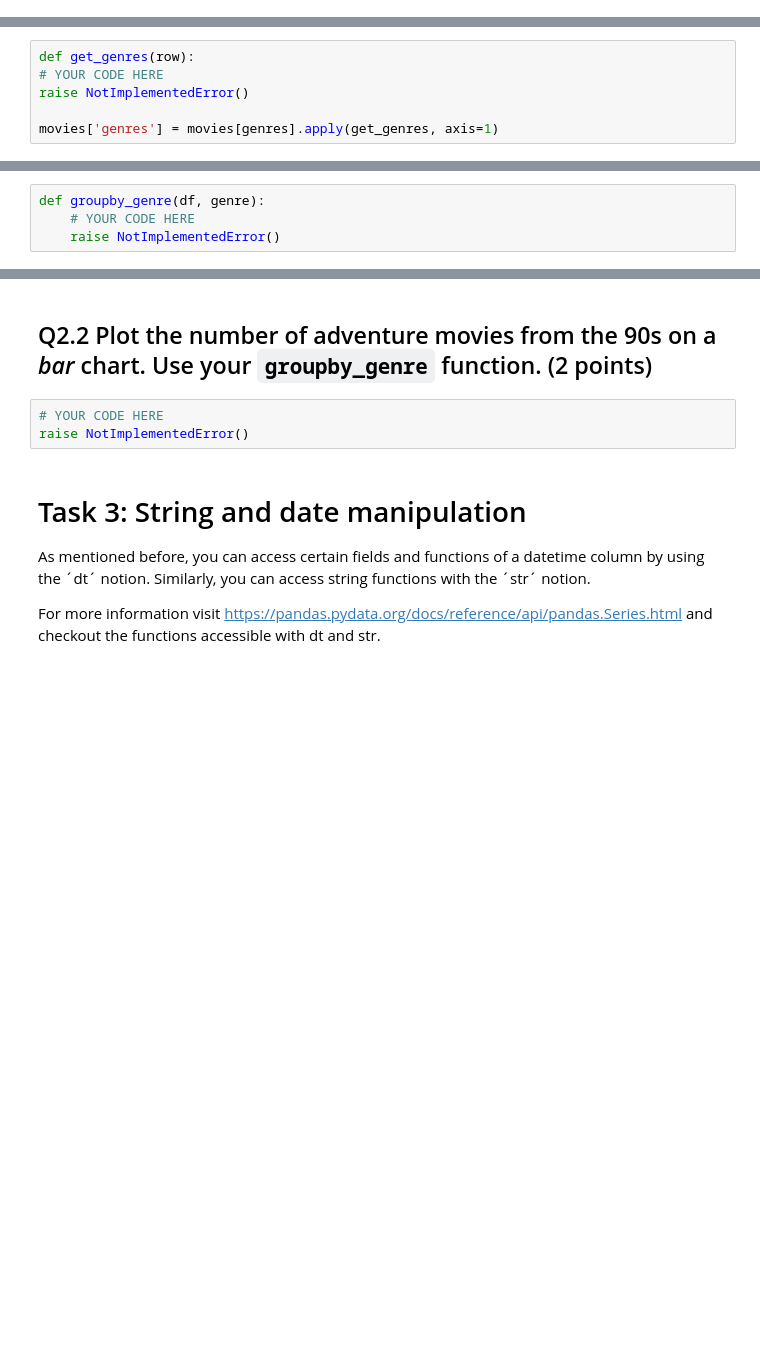
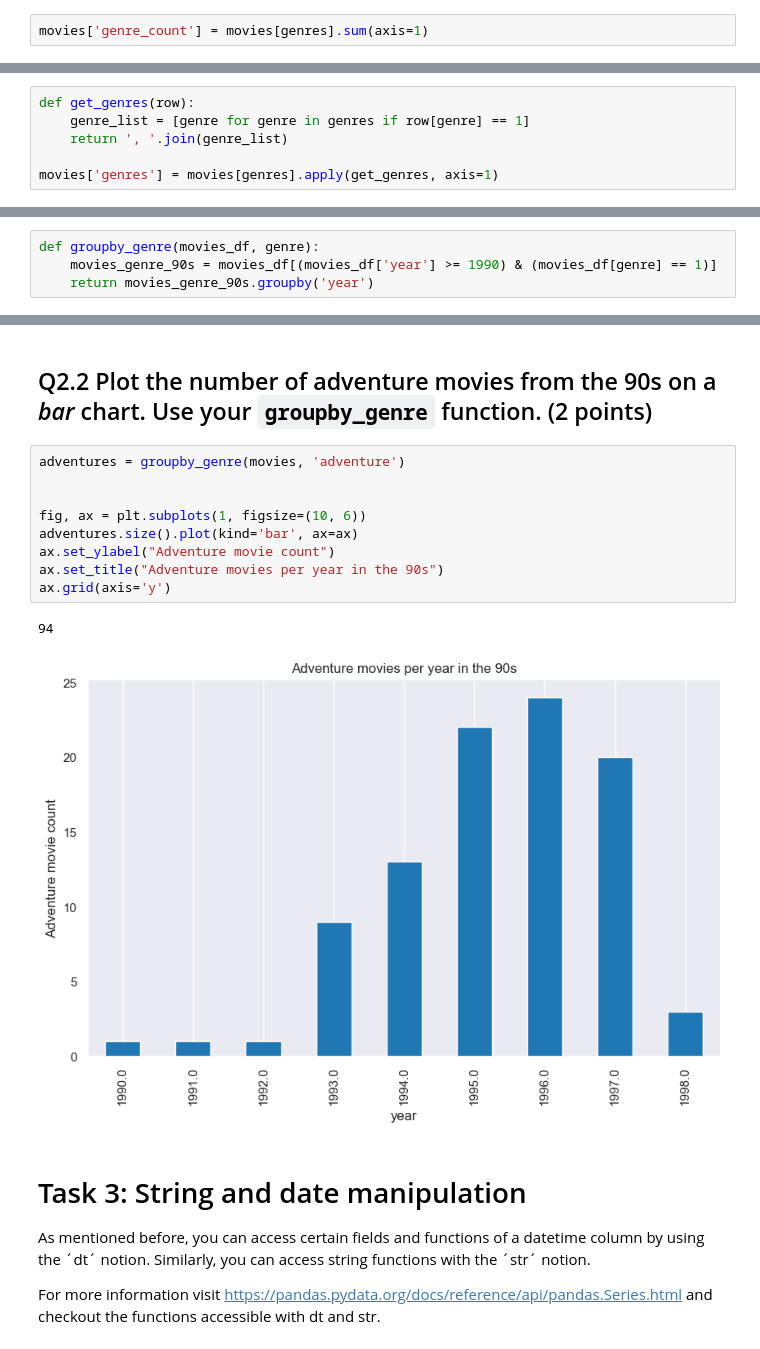
Before and after one commit to bi-labor/pandas-lab-kovbe11, a Jupyter notebook: Pandas_lab.ipynb, the cells around one changed output, grey strips where cells are left out. Saved outputs shown, nothing was run; the diff lists cells and outputs as text; blank space fills up the shorter version.

```diff
--- a/Pandas_lab.ipynb
+++ b/Pandas_lab.ipynb
@@ -298,3 +412,5 @@ raise NotImplementedError()
+# %%
+movies['genre_count'] = movies[genres].sum(axis=1)
 # %%
 assert 'genre_count' in movies.columns
 assert movies['genre_count'].max() == 6
@@ -329,8 +448,8 @@ print(" | ".join(list_of_strings))
 Hint: you can iterate the genres and put the desired elements into an other list using the append method of the second list object.
 # %%
 def get_genres(row):
-# YOUR CODE HERE
-raise NotImplementedError()
+    genre_list = [genre for genre in genres if row[genre] == 1]
+    return ', '.join(genre_list)
 
 movies['genres'] = movies[genres].apply(get_genres, axis=1)
 # %%
@@ -380,9 +523,9 @@ m.groupby('year').size().plot(kind='pie', ax=ax)
 # %% [markdown]
 ## Q2.1 Write a function that takes a genre and groups movies from the 90s of that genre by year.  (3 points)
-# %%
-def groupby_genre(df, genre):
-    # YOUR CODE HERE
-    raise NotImplementedError()
+# %%
+def groupby_genre(movies_df, genre):
+    movies_genre_90s = movies_df[(movies_df['year'] >= 1990) & (movies_df[genre] == 1)]
+    return movies_genre_90s.groupby('year')
 # %%
 crime = groupby_genre(movies, 'crime')
 assert 1993 in crime.groups
@@ -392,9 +535,18 @@ assert len(crime) == 8  # 1990, 1992-98
 assert crime.size().loc[1996] == 21
 # %% [markdown]
 ## Q2.2 Plot the number of adventure movies from the 90s on a _bar_ chart. Use your `groupby_genre` function. (2 points)
-# %%
-# YOUR CODE HERE
-raise NotImplementedError()
+# %%
+adventures = groupby_genre(movies, 'adventure')
+
+
+fig, ax = plt.subplots(1, figsize=(10, 6))
+adventures.size().plot(kind='bar', ax=ax)
+ax.set_ylabel("Adventure movie count")
+ax.set_title("Adventure movies per year in the 90s")
+ax.grid(axis='y')
+# %% [output]
+94
+[figure, added]
 # %% [markdown]
 # Task 3: String and date manipulation
 
```
Also changed, not shown: parts of 44 cells of this notebook, 1 other file.
